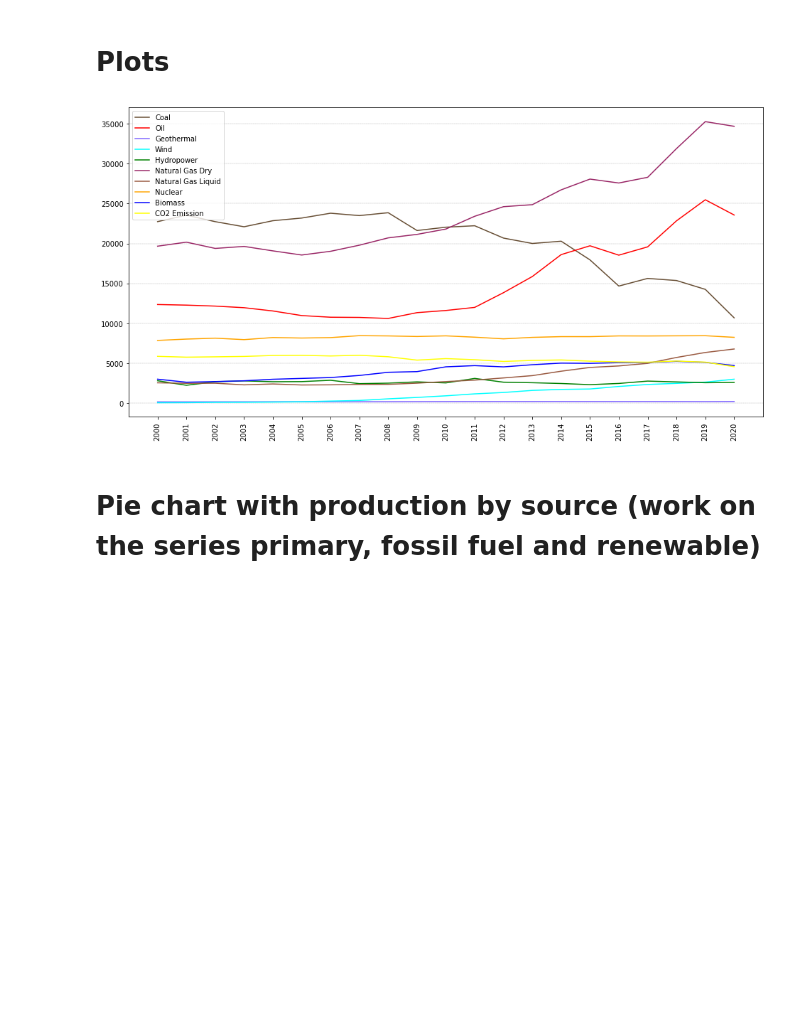
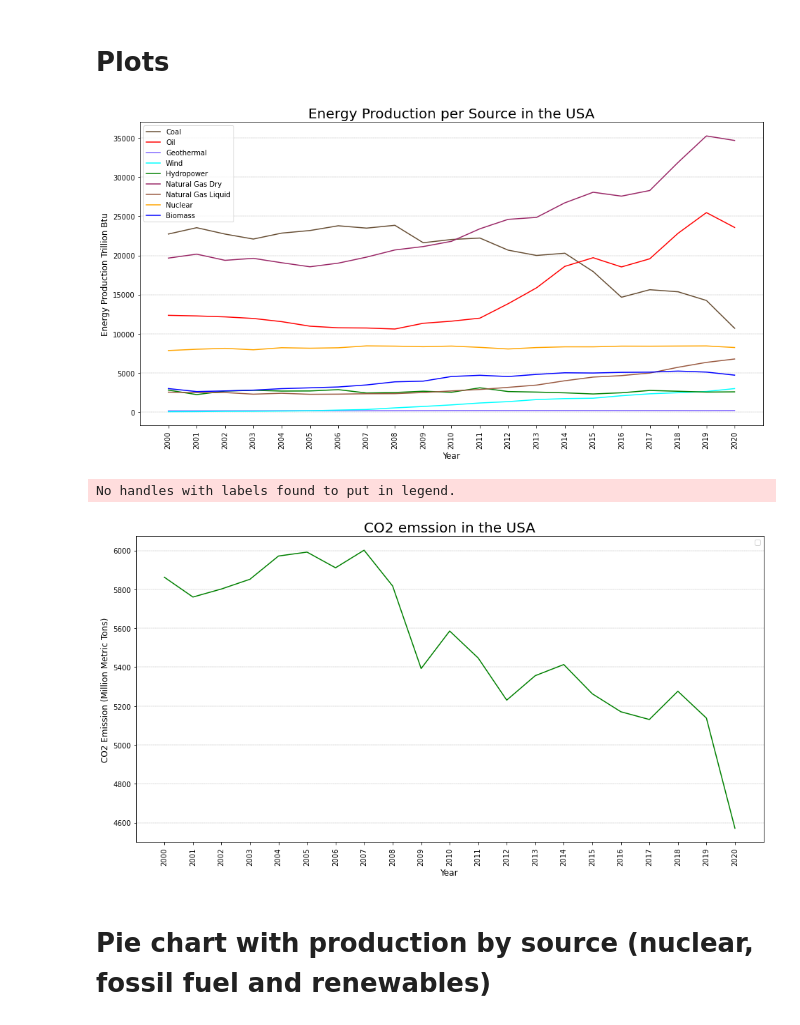
Before and after one commit to cjengleson/Project-1-Repo, a Jupyter notebook: WindFarms.ipynb, the cells around one changed output. Drawn from its saved outputs; the diff is of its cells as text; code cells hidden in the pictures; blank space fills up the shorter version.

Commit message:
more plots

```diff
--- a/WindFarms.ipynb
+++ b/WindFarms.ipynb
@@ -615,28 +632,45 @@ source
 # %% [markdown]
 # Plots
 # %%
-# coal
-
 year = source['Year']
 plt.subplots(figsize=(16, 8))
 coal_handle, = plt.plot(year, source['Coal'], color=(0.4, 0.3, 0.2), label="Coal")
 oil_handle, = plt.plot(year, source['Oil'], color='red', label="Oil")
 geothermal_handle, = plt.plot(year, source['Geothermal'], color=(0.5, 0.4, 1.0), label="Geothermal")
 wind_handle, = plt.plot(year, source['Wind'], color='cyan', label="Wind")
 hydropower_handle, = plt.plot(year, source['Hydropower'], color='green', label="Hydropower")
 naturalgasdry_handle, = plt.plot(year, source['Natural Gas Dry'], color=(0.6, 0.15, 0.4), label="Natural Gas Dry")
 naturalgasliquid_handle, = plt.plot(year, source['Natural Gas Liquid'], color=(0.6, 0.35, 0.25), label="Natural Gas Liquid")
 nuclear_handle, = plt.plot(year, source['Nuclear'], color='orange', label="Nuclear")
 biomass_handle, = plt.plot(year, source['Biomass'], color='blue', label="Biomass")
-CO2emission_handle, = plt.plot(year, source['CO2 Emission'], color='yellow', label="CO2 Emission")
 plt.xticks(range(2000,2021))
 plt.grid(axis='y',color='grey', linestyle='--', linewidth=0.3)
-
+plt.xlabel('Year',fontsize=12)
+plt.ylabel('Energy Production Trillion Btu',fontsize=12)
+plt.title('Energy Production per Source in the USA',fontsize=20)
 plt.legend(loc="best")
 
 plt.xticks(rotation = 90)
 plt.show()
+
+
+
+co2 = CO2_df['CO2 Total']
+year = source['Year']
+plt.subplots(figsize=(16, 8))
+plt.plot(year, co2, color='green')
+plt.xticks(range(2000,2021))
+plt.grid(axis='y',color='grey', linestyle='--', linewidth=0.3)
+plt.xlabel('Year',fontsize=12)
+plt.ylabel('CO2 Emission (Million Metric Tons)',fontsize=12)
+plt.title('CO2 emssion in the USA',fontsize=20)
+plt.legend(loc="best")
+
+plt.xticks(rotation = 90)
+plt.show()
 # %% [output]
-[figure, old version]
+[figure, new version]
+No handles with labels found to put in legend.
+[figure, added]
 # %% [markdown]
-# Pie chart with production by source (work on the series primary, fossil fuel and renewable)
+# Pie chart with production by source (nuclear, fossil fuel and renewables)
```
Also changed, not shown: parts of 7 cells of this notebook, 2 other files.
